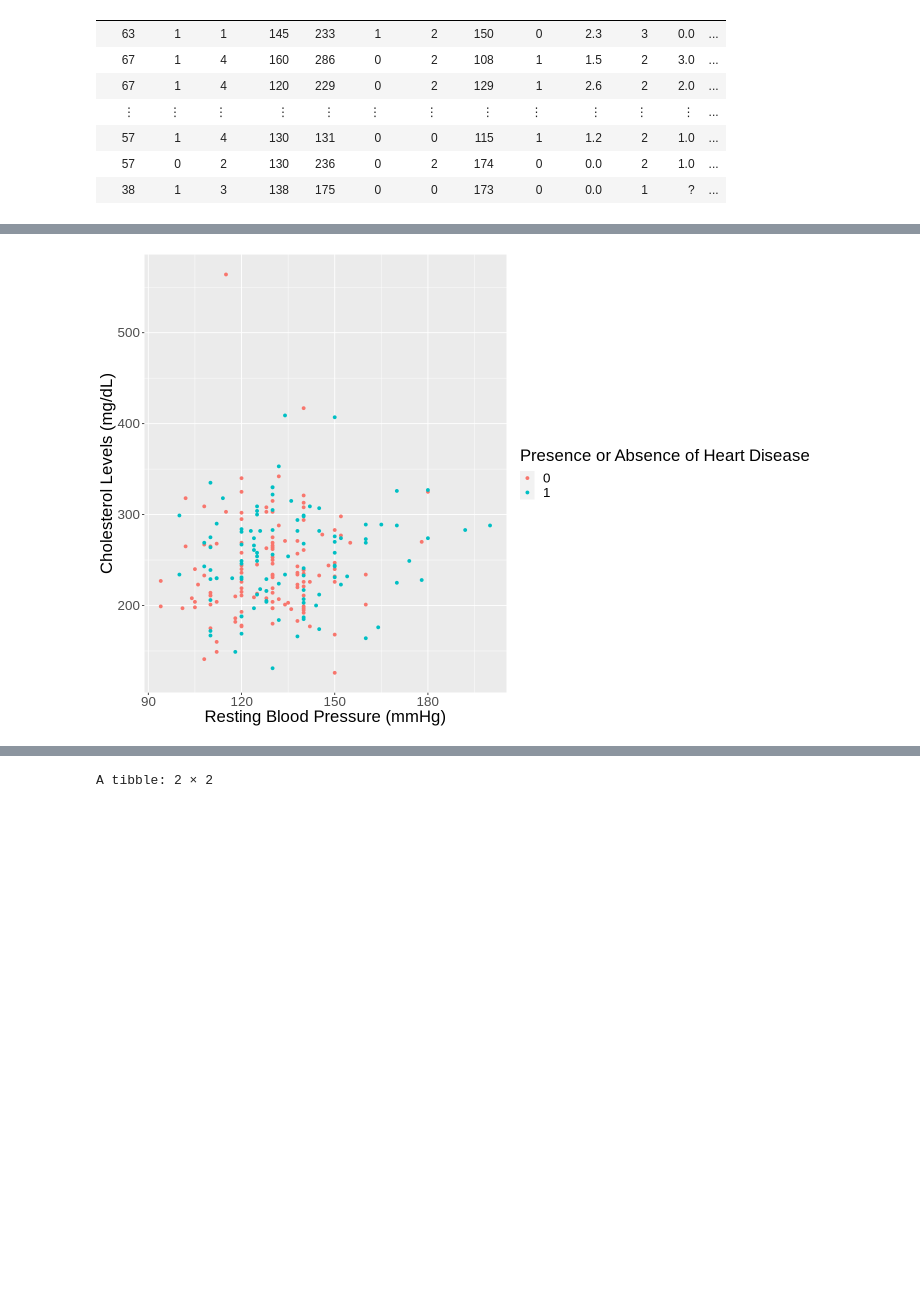
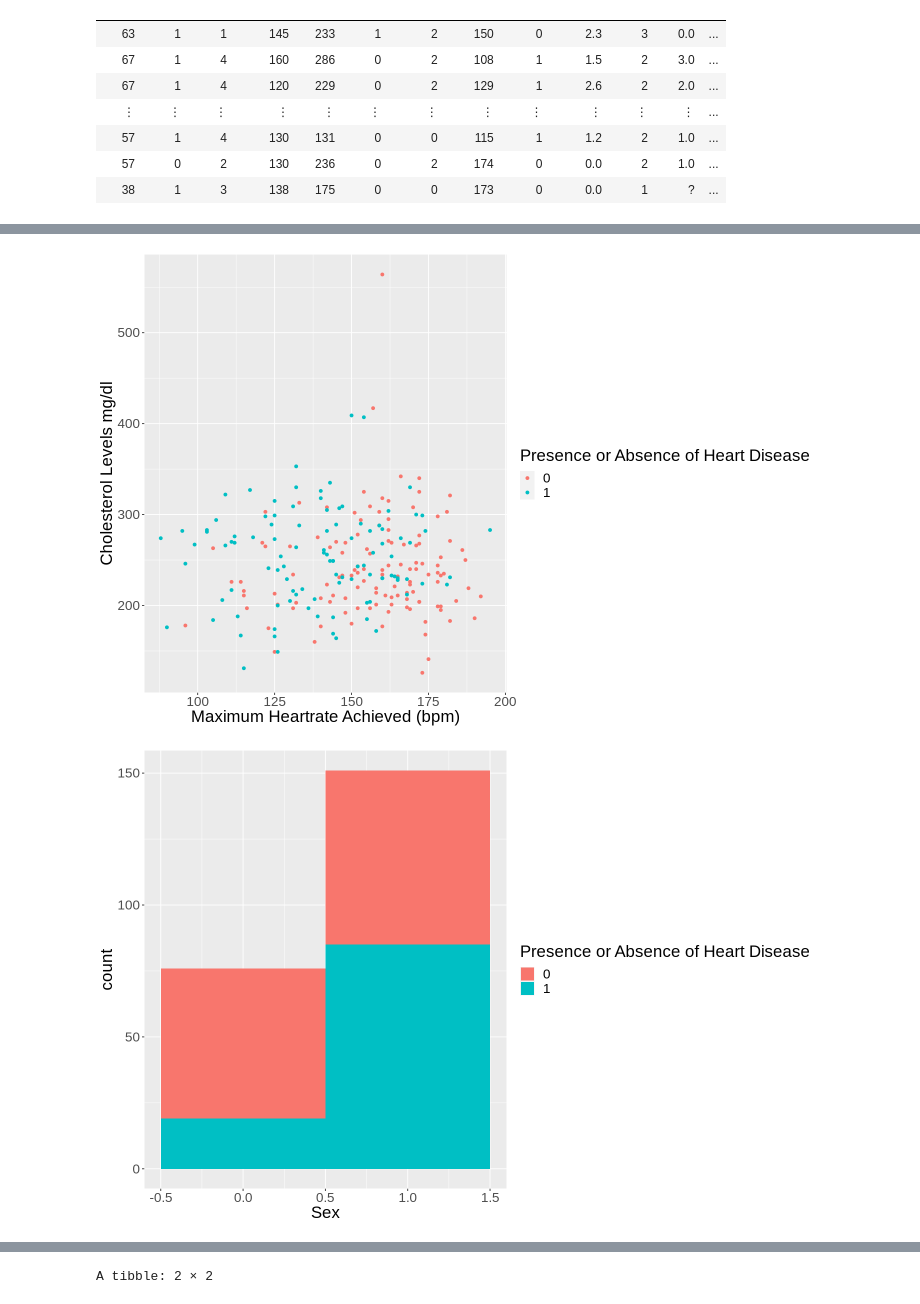
Before and after one commit to cchurch999/Data-Science-Group-Project-Books, a Jupyter notebook: Preliminary exploratory data analysis.ipynb, the cells around one changed output, grey strips where cells are left out. Saved outputs shown, nothing was run; the diff lists cells and outputs as text; code cells hidden in the pictures; blank space fills up the shorter version.

```diff
--- a/Preliminary exploratory data analysis.ipynb
+++ b/Preliminary exploratory data analysis.ipynb
@@ -74,9 +73,3 @@ A spec_tbl_df: 303 × 14
 | 57 | 1 | 4 | 130 | 131 | 0 | 0 | 115 | 1 | 1.2 | 2 | 1.0 | ... |
 | 57 | 0 | 2 | 130 | 236 | 0 | 2 | 174 | 0 | 0.0 | 2 | 1.0 | ... |
 | 38 | 1 | 3 | 138 | 175 | 0 | 0 | 173 | 0 | 0.0 | 1 | ? | ... |
-# %%
-# Now let's add a new column that includes the number of patients.
-heart_disease_data <- heart_disease_data |>
-  mutate(patient_number = row_number()) |>
-  select(patient_number, everything())
-heart_disease_data
@@ -174,0 +103,10 @@ A tibble: 76 × 4
+# %%
+#spliting data
+
+set.seed(9999)
+
+heart_disease_split1 <- initial_split(final_data1, prop = 0.75, strata = num)
+heart_disease_train1 <- training(heart_disease_split1)
+heart_disease_test1 <- testing(heart_disease_split1)
+heart_disease_train1
+heart_disease_test1
@@ -185,14 +146,32 @@ A psych: 4 × 13
 # %%
+#scatterplot of 5 predictors of the dataset for exploratory data analysis related to the planned analysis
+#1 means presence and 0 means absence of heart disease
+#1 = male, 0 = female
 #scatterplot visualising the relationship between cholesterol, resting blood pressure, and heart disease
-#1 means presence and 0 means absence of heart disease
-#visualisation of dataset
 
 options(repr.plot.width = 12, repr.plot.height = 8)
-heart_disease_plot <- heart_disease_train |>
-    ggplot(aes(x = trestbpd, y = chol, color = num))+
+heart_disease_plot <- heart_disease_train1 |>
+    ggplot(aes(x = thalach, y = chol, color = num))+
     geom_point() +
-    labs(x = "Resting Blood Pressure (mmHg)", y = "Cholesterol Levels (mg/dL)", colour = "Presence or Absence of Heart Disease")+
+    labs(x = "Maximum Heartrate Achieved (bpm)", y = "Cholesterol Levels mg/dl", colour = "Presence or Absence of Heart Disease")+
     theme(text = element_text(size = 20))
 heart_disease_plot
+
+options(repr.plot.width = 12, repr.plot.height = 8)
+heart_disease_plot1 <- heart_disease_train1 |>
+    ggplot(aes(x = sex, fill = num))+
+    geom_histogram(binwidth = 1) +
+    labs(x = "Sex", fill = "Presence or Absence of Heart Disease")+
+    theme(text = element_text(size = 20))
+heart_disease_plot1
+
+options(repr.plot.width = 12, repr.plot.height = 8)
+heart_disease_plot2 <- heart_disease_train1 |>
+    ggplot(aes(x = age, y = trestbpd, color = num))+
+    geom_point() +
+    labs(x = "Age (years)", y = "Resting Blood Pressure (mmHg)", colour = "Presence or Absence of Heart Disease")+
+    theme(text = element_text(size = 20))
+heart_disease_plot2
 # %% [output]
-[figure, old version]
+[figure, new version]
+[figure, added]
```
Also changed, not shown: parts of 21 cells of this notebook.
